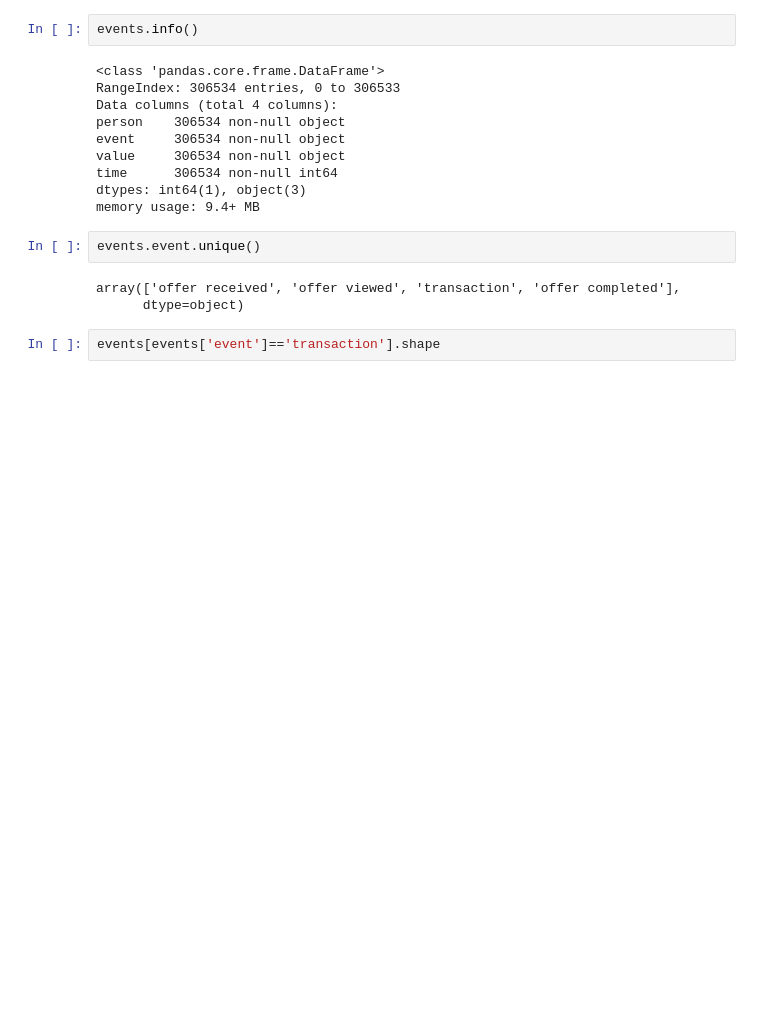
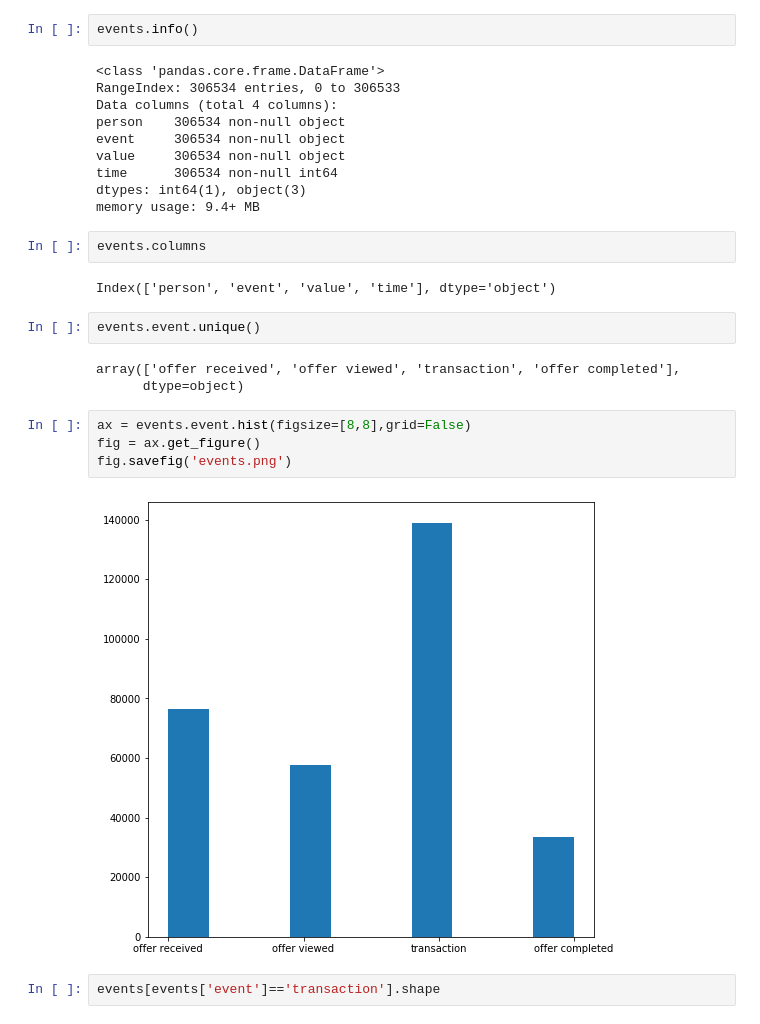
Before and after one commit to adrianhasse/capstone-starbucks, a Jupyter notebook: Starbucks_Capstone_notebook.ipynb, the cells around one changed output. Saved outputs shown, nothing was run; the diff lists cells and outputs as text; blank space fills up the shorter version.

```diff
--- a/Starbucks_Capstone_notebook.ipynb
+++ b/Starbucks_Capstone_notebook.ipynb
@@ -201,11 +202,21 @@ value     306534 non-null object
 time      306534 non-null int64
 dtypes: int64(1), object(3)
 memory usage: 9.4+ MB
+# %%
+events.columns
+# %% [output]
+Index(['person', 'event', 'value', 'time'], dtype='object')
 # %%
 events.event.unique()
 # %% [output]
 array(['offer received', 'offer viewed', 'transaction', 'offer completed'],
       dtype=object)
+# %%
+ax = events.event.hist(figsize=[8,8],grid=False)
+fig = ax.get_figure()
+fig.savefig('events.png')
+# %% [output]
+[figure, added]
 # %%
 events[events['event']=='transaction'].shape
 # %% [output]
```
Also changed, not shown: parts of 12 cells of this notebook, 29 other files.
